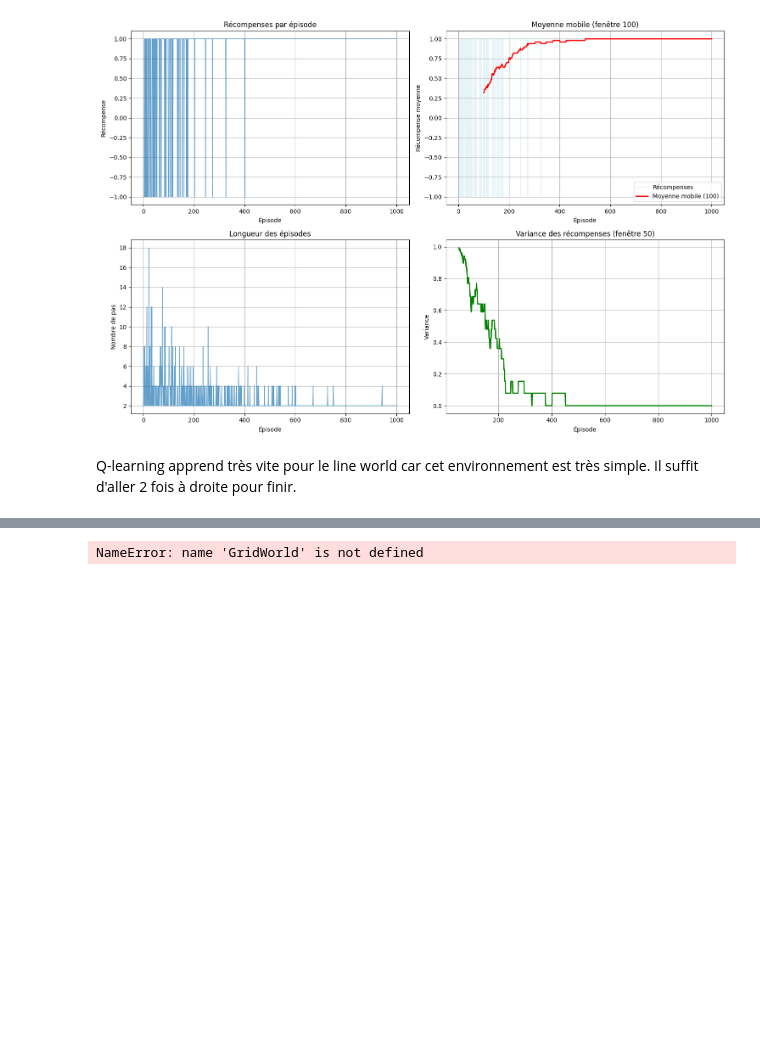
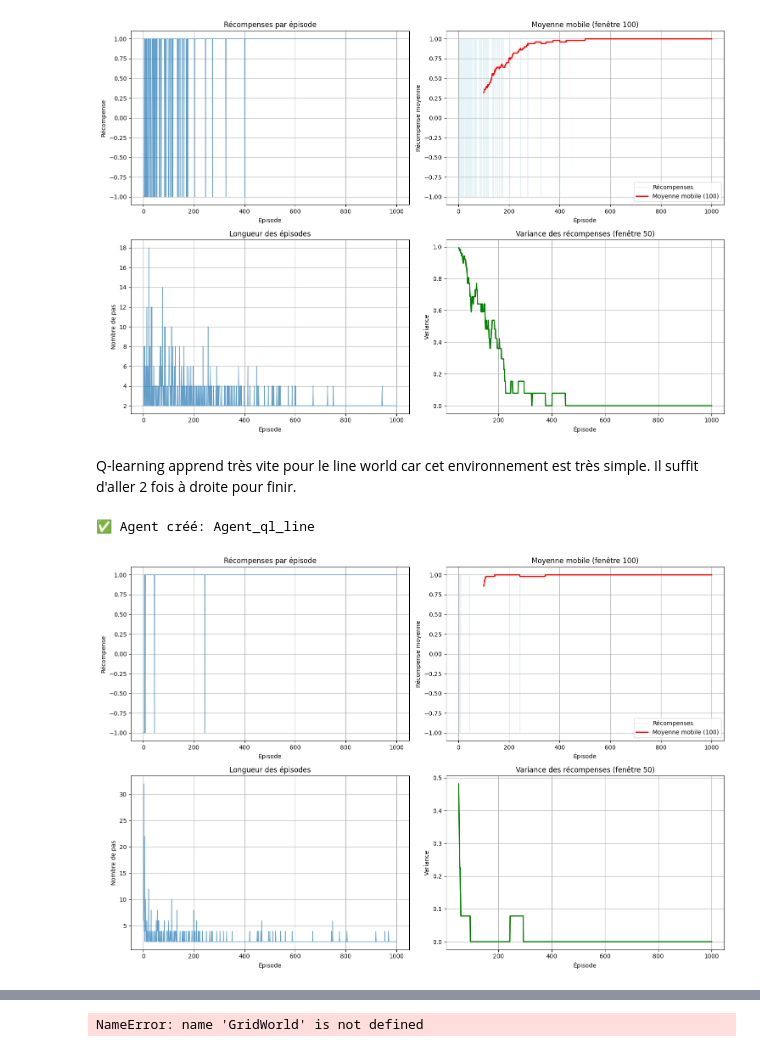
Before and after one commit to MatyLo/Projet_RL, a Jupyter notebook: tests.ipynb, the cells around one changed output, grey strips where cells are left out. Cells and saved outputs as stored; diff of their text form; code cells hidden in the pictures; blank space fills up the shorter version.

```diff
--- a/tests.ipynb
+++ b/tests.ipynb
@@ -286,3 +297,22 @@ algorithm_ql_line.plot_training_curves()
 [figure]
 # %% [markdown]
 Q-learning apprend très vite pour le line world car cet environnement est très simple. Il suffit d'aller 2 fois à droite pour finir.
+# %%
+env_lineworld = LineWorld()
+
+config_ql = {
+    'learning_rate': 0.2,
+    'gamma': 0.95,
+    'epsilon': 0.5
+}
+
+algorithm_ql_line = QLearning.from_config(config_ql, env_lineworld)
+algorithm_ql_line.train(env_lineworld, num_episodes=1000, verbose=False)
+
+agent_ql_line = Agent(algorithm_ql_line, env_lineworld, "Agent_ql_line")
+# %% [output]
+✅ Agent créé: Agent_ql_line
+# %%
+algorithm_ql_line.plot_training_curves()
+# %% [output]
+[figure, added]
```
Also changed, not shown: parts of 81 cells of this notebook, 6 other files.
